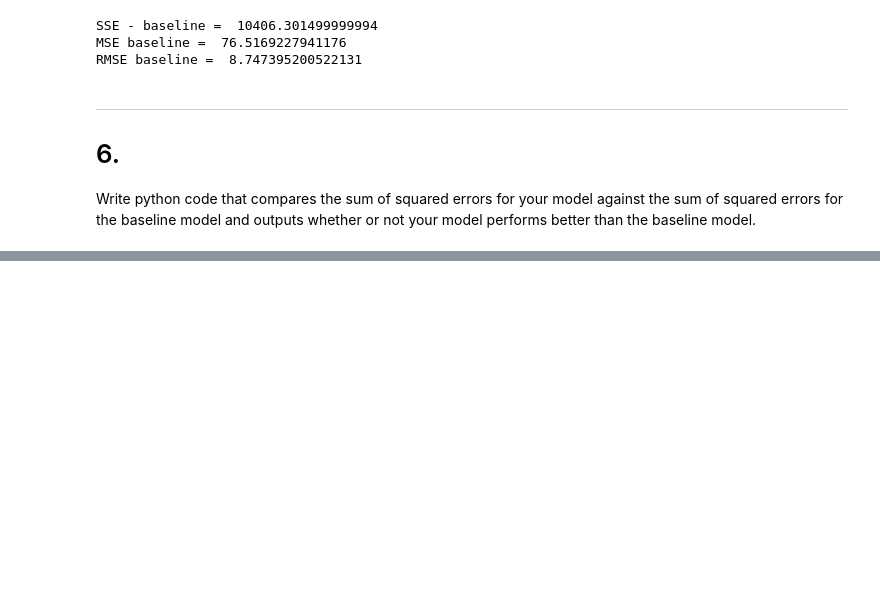
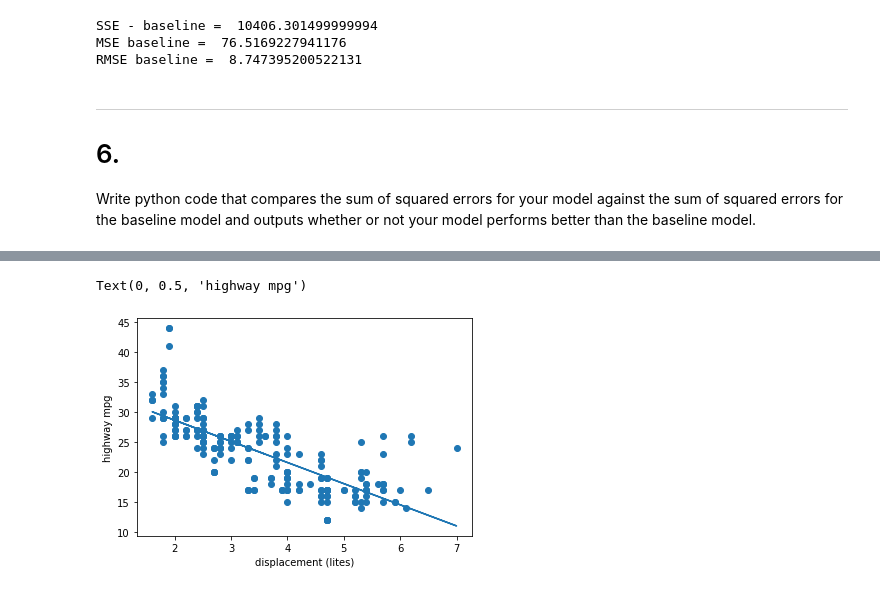
Before and after one commit to VelasquezAlejandro044/regression-exercises, a Jupyter notebook: evaluate.ipynb, the cells around one changed output, grey strips where cells are left out. Cells and saved outputs as stored; diff of their text form; code cells hidden in the pictures; blank space fills up the shorter version.

```diff
--- a/evaluate.ipynb
+++ b/evaluate.ipynb
@@ -348,0 +383,19 @@ Is your model better than the baseline model?
+# %%
+# create the model object
+lm = LinearRegression(normalize=True)
+
+# fit the model to trainig data
+lm.fit(mpg[['displ']], mpg.hwy)
+
+# make prediction
+predictions = lm.predict(mpg[['displ']])
+# %%
+# plot regression line
+
+plt.scatter(mpg.displ, mpg.hwy)
+plt.plot(mpg.displ, predictions)
+plt.xlabel('displacement (lites)')
+plt.ylabel('highway mpg')
+# %% [output]
+Text(0, 0.5, 'highway mpg')
+[figure, added]
```
Also changed, not shown: parts of 27 cells of this notebook, 3 other files.
